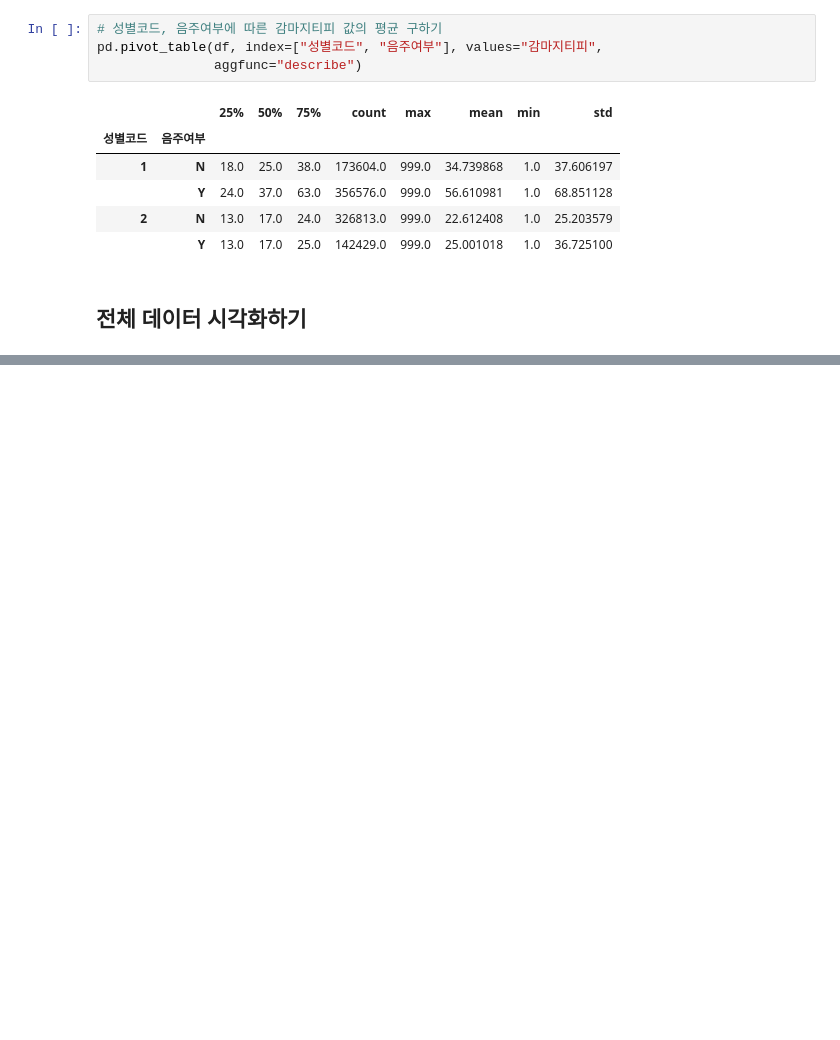
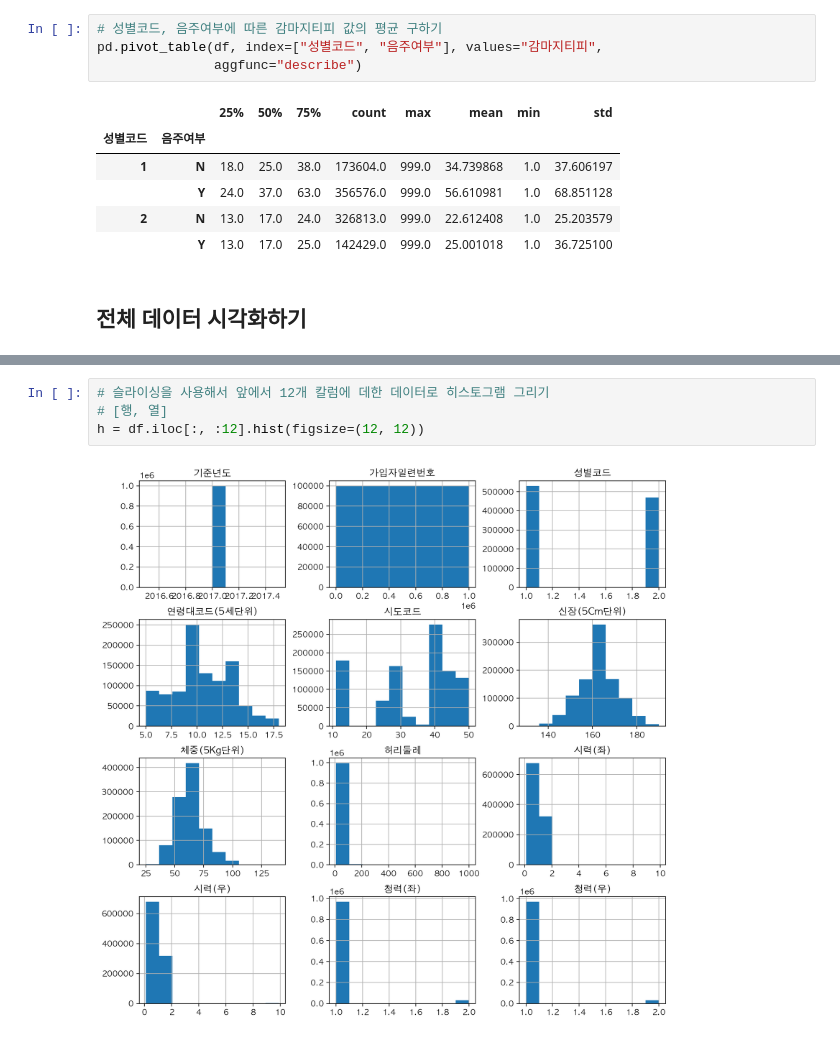
Before and after one commit to ReiThePioneer/data-study, a Jupyter notebook: week3/건강검진 데이터로 가설 검정하기.ipynb, the cells around one changed output, grey strips where cells are left out. Drawn from its saved outputs; the diff is of its cells as text; blank space fills up the shorter version.

```diff
--- a/week3/건강검진 데이터로 가설 검정하기.ipynb
+++ b/week3/건강검진 데이터로 가설 검정하기.ipynb
@@ -383,0 +403,6 @@ pd.pivot_table(df, index=["성별코드", "음주여부"], values="감마지티
+# %%
+# 슬라이싱을 사용해서 앞에서 12개 칼럼에 데한 데이터로 히스토그램 그리기
+# [행, 열]
+h = df.iloc[:, :12].hist(figsize=(12, 12))
+# %% [output]
+[figure, added]
```
Also changed, not shown: parts of 35 cells of this notebook.
